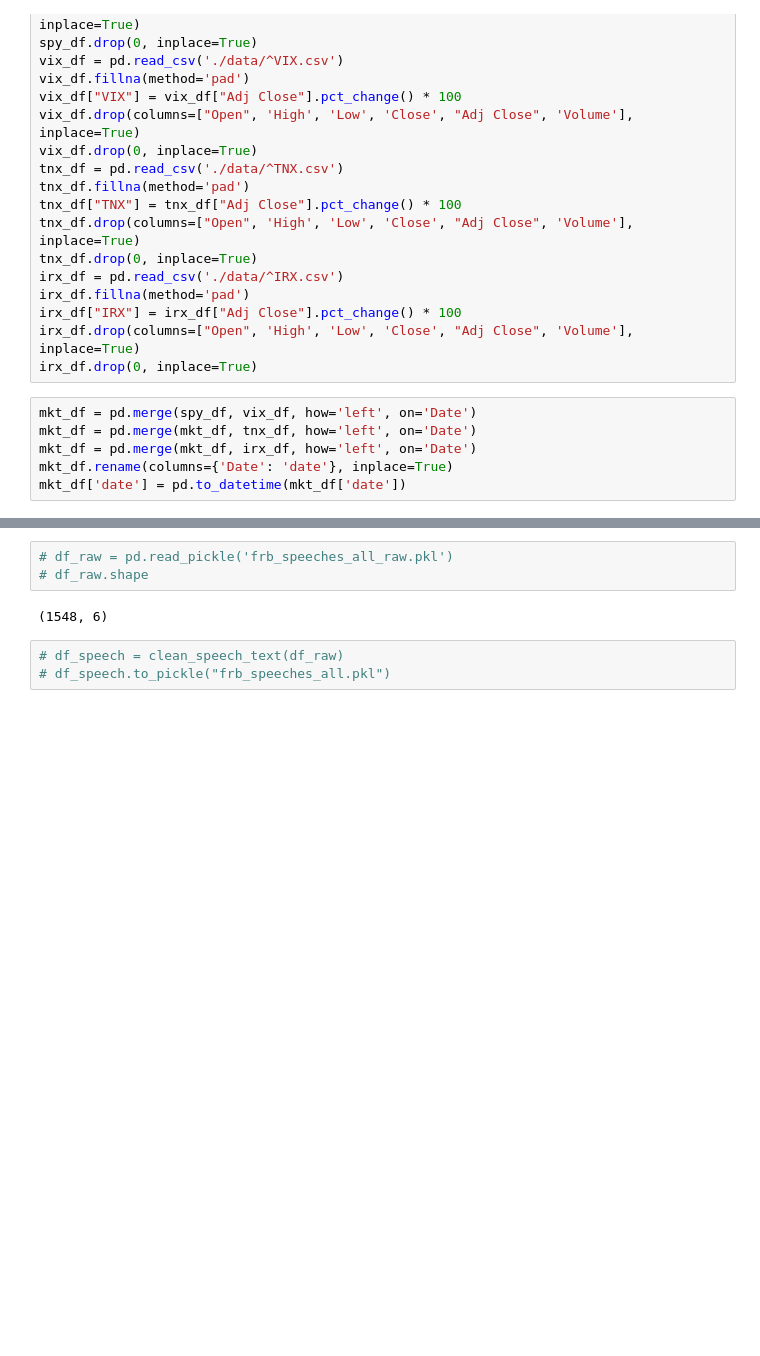
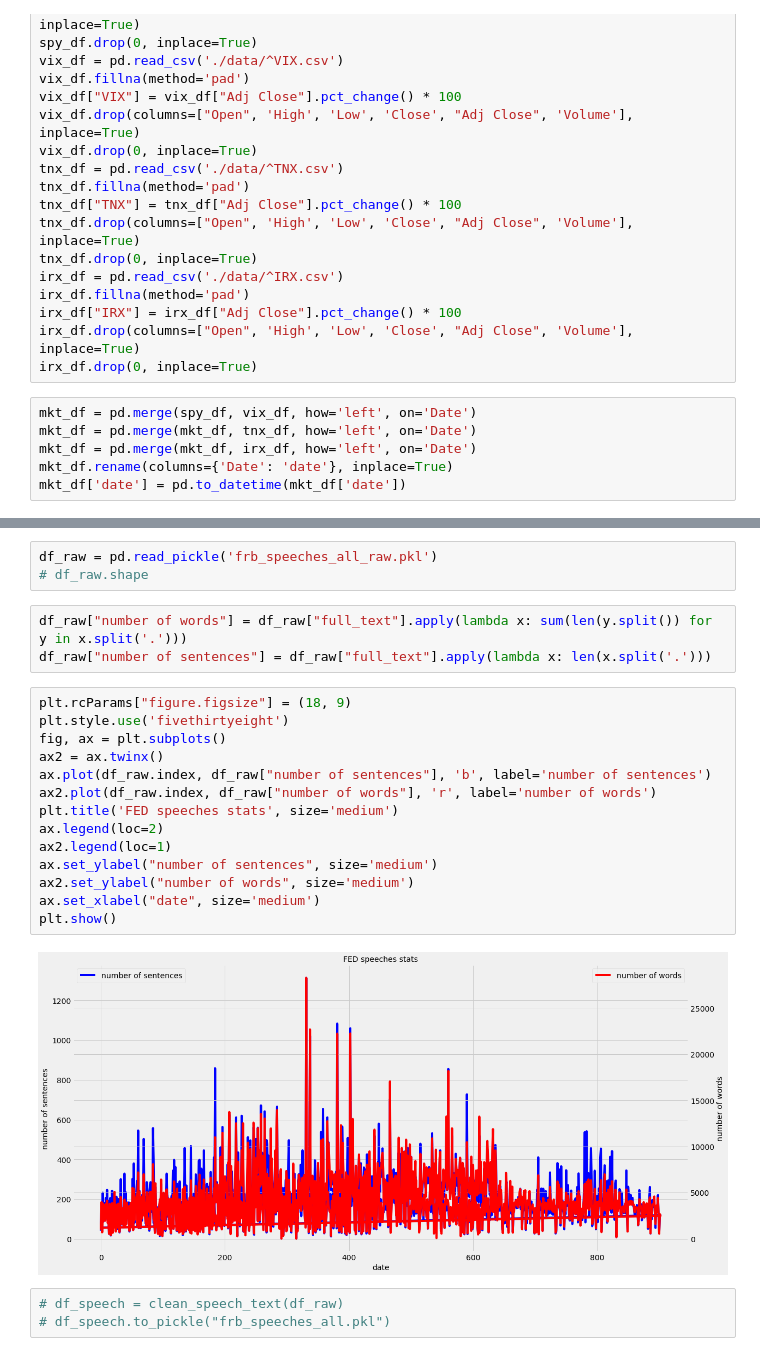
Before and after one commit to ahabug/PHBS_MLF_2021, a Jupyter notebook: Would Mr. Market sing FED's songs/Fit the model.ipynb, the cells around one changed output, grey strips where cells are left out. Drawn from its saved outputs; the diff is of its cells as text; blank space fills up the shorter version.

```diff
--- a/Would Mr. Market sing FED's songs/Fit the model.ipynb
+++ b/Would Mr. Market sing FED's songs/Fit the model.ipynb
@@ -66,8 +64,25 @@ mkt_df['date'] = pd.to_datetime(mkt_df['date'])
 # %%
-# df_raw = pd.read_pickle('frb_speeches_all_raw.pkl')
+df_raw = pd.read_pickle('frb_speeches_all_raw.pkl')
 # df_raw.shape
-# %% [output]
-(1548, 6)
+# %%
+df_raw["number of words"] = df_raw["full_text"].apply(lambda x: sum(len(y.split()) for y in x.split('.')))
+df_raw["number of sentences"] = df_raw["full_text"].apply(lambda x: len(x.split('.')))
+# %%
+plt.rcParams["figure.figsize"] = (18, 9)
+plt.style.use('fivethirtyeight')
+fig, ax = plt.subplots()
+ax2 = ax.twinx()
+ax.plot(df_raw.index, df_raw["number of sentences"], 'b', label='number of sentences')
+ax2.plot(df_raw.index, df_raw["number of words"], 'r', label='number of words')
+plt.title('FED speeches stats', size='medium')
+ax.legend(loc=2)
+ax2.legend(loc=1)
+ax.set_ylabel("number of sentences", size='medium')
+ax2.set_ylabel("number of words", size='medium')
+ax.set_xlabel("date", size='medium')
+plt.show()
+# %% [output]
+[figure, added]
 # %%
 # df_speech = clean_speech_text(df_raw)
 # df_speech.to_pickle("frb_speeches_all.pkl")
```
Also changed, not shown: parts of 24 cells of this notebook, 1 other file.
